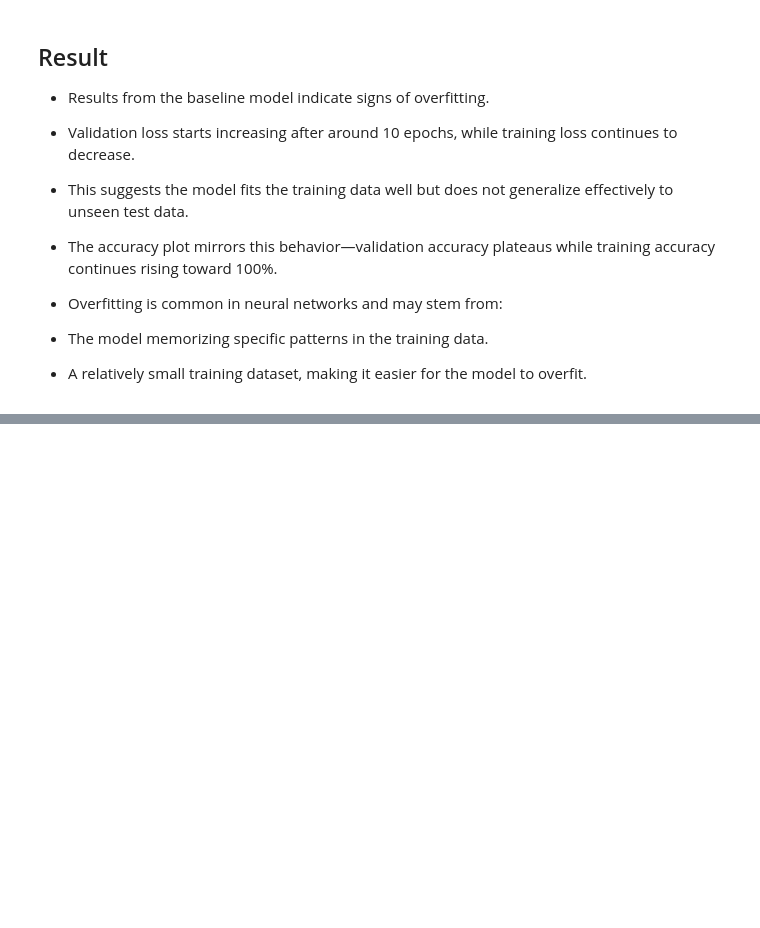
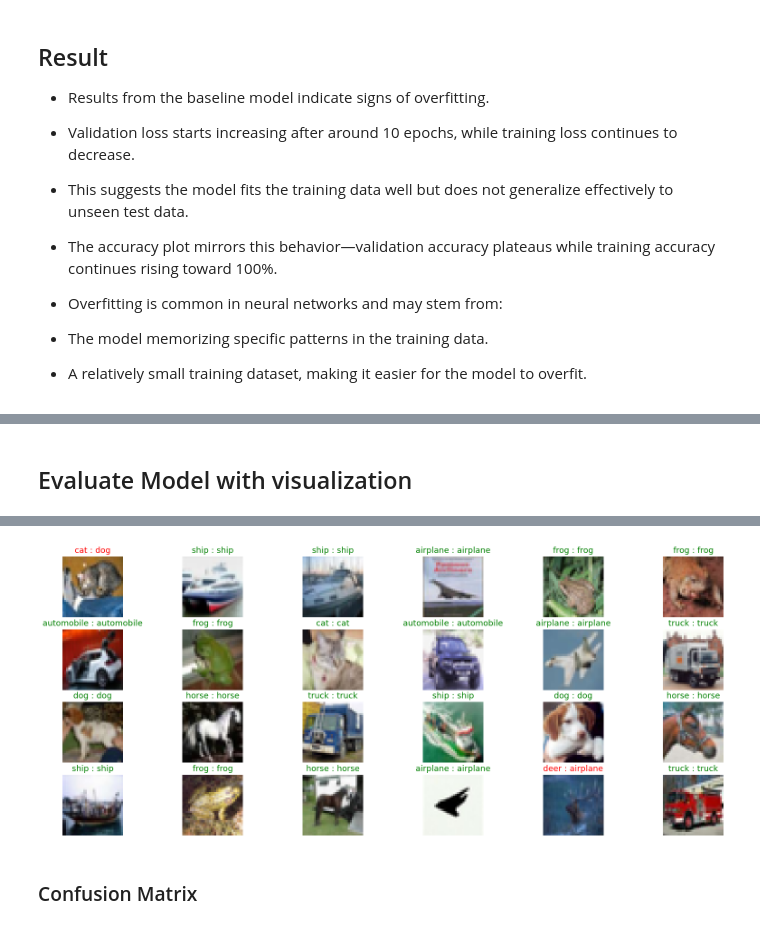
Before and after one commit to hosseinimasuod/Classification-using-CNN, a Jupyter notebook: Classification_using_CNN.ipynb, the cells around one changed output, grey strips where cells are left out. Drawn from its saved outputs; the diff is of its cells as text; code cells hidden in the pictures; blank space fills up the shorter version.

```diff
--- a/Classification_using_CNN.ipynb
+++ b/Classification_using_CNN.ipynb
@@ -275,0 +434,2 @@ Adding Dropout to avoid overfitting
+# %% [markdown]
+## Evaluate Model with visualization
@@ -275,0 +483,3 @@ Adding Dropout to avoid overfitting
+# %%
+evaluate_model(X_test, model_dropout)
+# %% [output]
@@ -275,0 +488,3 @@ Adding Dropout to avoid overfitting
+[figure, added]
+# %% [markdown]
+### Confusion Matrix
```
Also changed, not shown: parts of 18 cells of this notebook.
